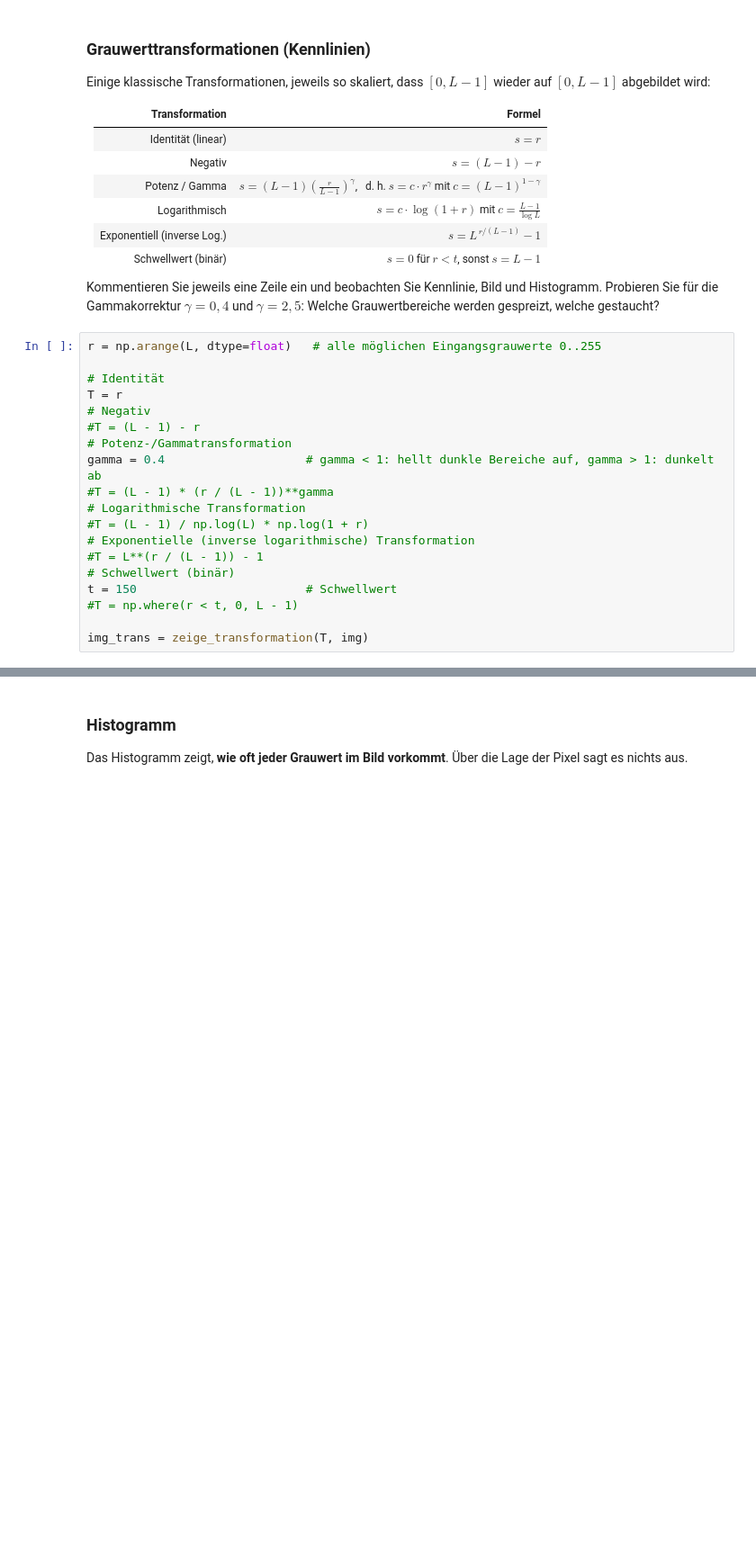
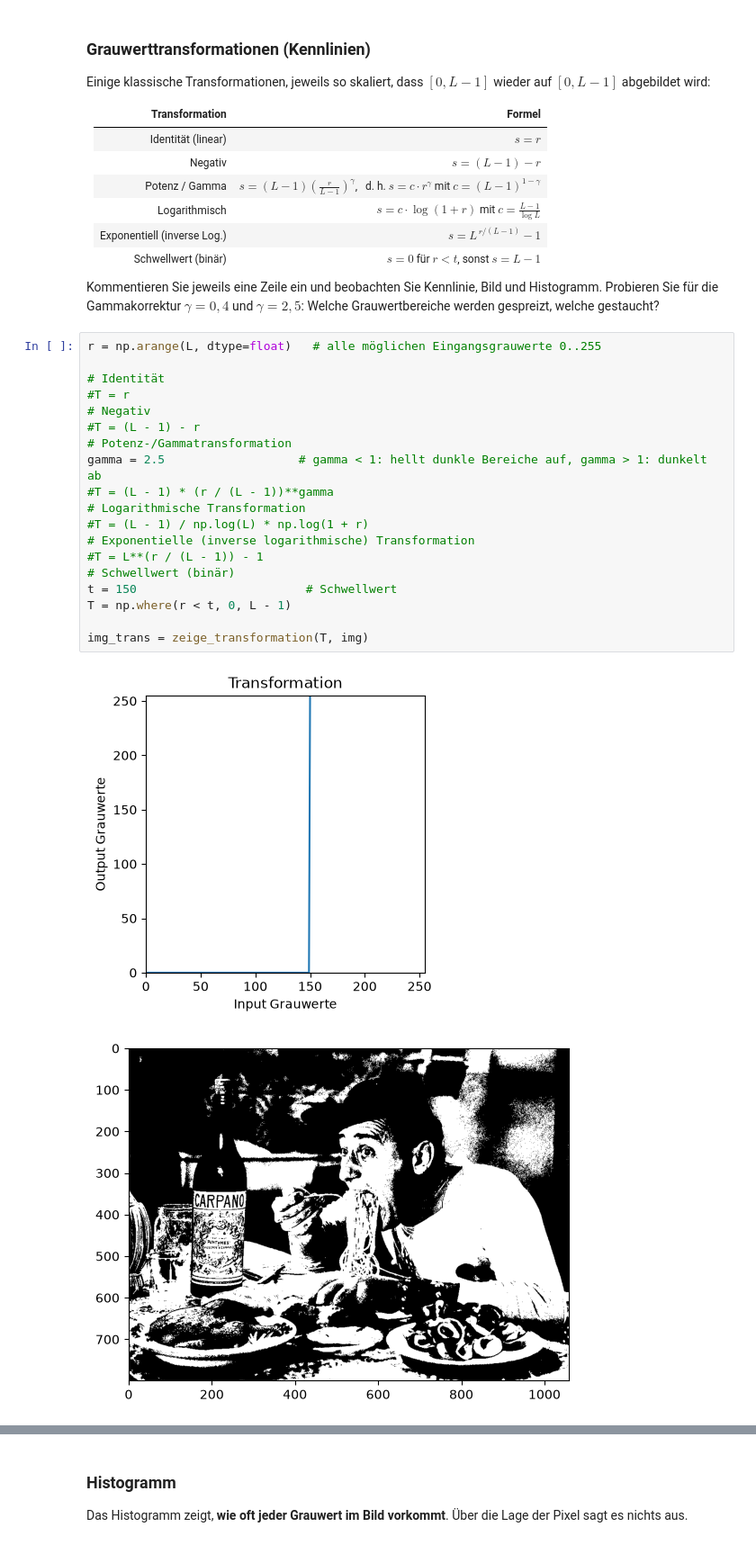
Before and after one commit to georgsteger22-commits/Bildverarbeitung, a Jupyter notebook: 03_Punktoperationen/Punktoperationen.ipynb, the cells around one changed output, grey strips where cells are left out. Shown at 90% size. Cells and saved outputs as stored; diff of their text form; blank space fills up the shorter version.

```diff
--- a/03_Punktoperationen/Punktoperationen.ipynb
+++ b/03_Punktoperationen/Punktoperationen.ipynb
@@ -69,19 +71,22 @@ Probieren Sie für die Gammakorrektur $\gamma = 0{,}4$ und $\gamma = 2{,}5$: Wel
 # %%
 r = np.arange(L, dtype=float)   # alle möglichen Eingangsgrauwerte 0..255
 
 # Identität
-T = r
+#T = r
 # Negativ
 #T = (L - 1) - r
 # Potenz-/Gammatransformation
-gamma = 0.4                    # gamma < 1: hellt dunkle Bereiche auf, gamma > 1: dunkelt ab
+gamma = 2.5                   # gamma < 1: hellt dunkle Bereiche auf, gamma > 1: dunkelt ab
 #T = (L - 1) * (r / (L - 1))**gamma
 # Logarithmische Transformation
 #T = (L - 1) / np.log(L) * np.log(1 + r)
 # Exponentielle (inverse logarithmische) Transformation
 #T = L**(r / (L - 1)) - 1
 # Schwellwert (binär)
 t = 150                        # Schwellwert
-#T = np.where(r < t, 0, L - 1)
+T = np.where(r < t, 0, L - 1)
 
 img_trans = zeige_transformation(T, img)
+# %% [output]
+[figure, added]
+[figure, added]
```
Also changed, not shown: parts of 18 cells of this notebook, 12 other files.
